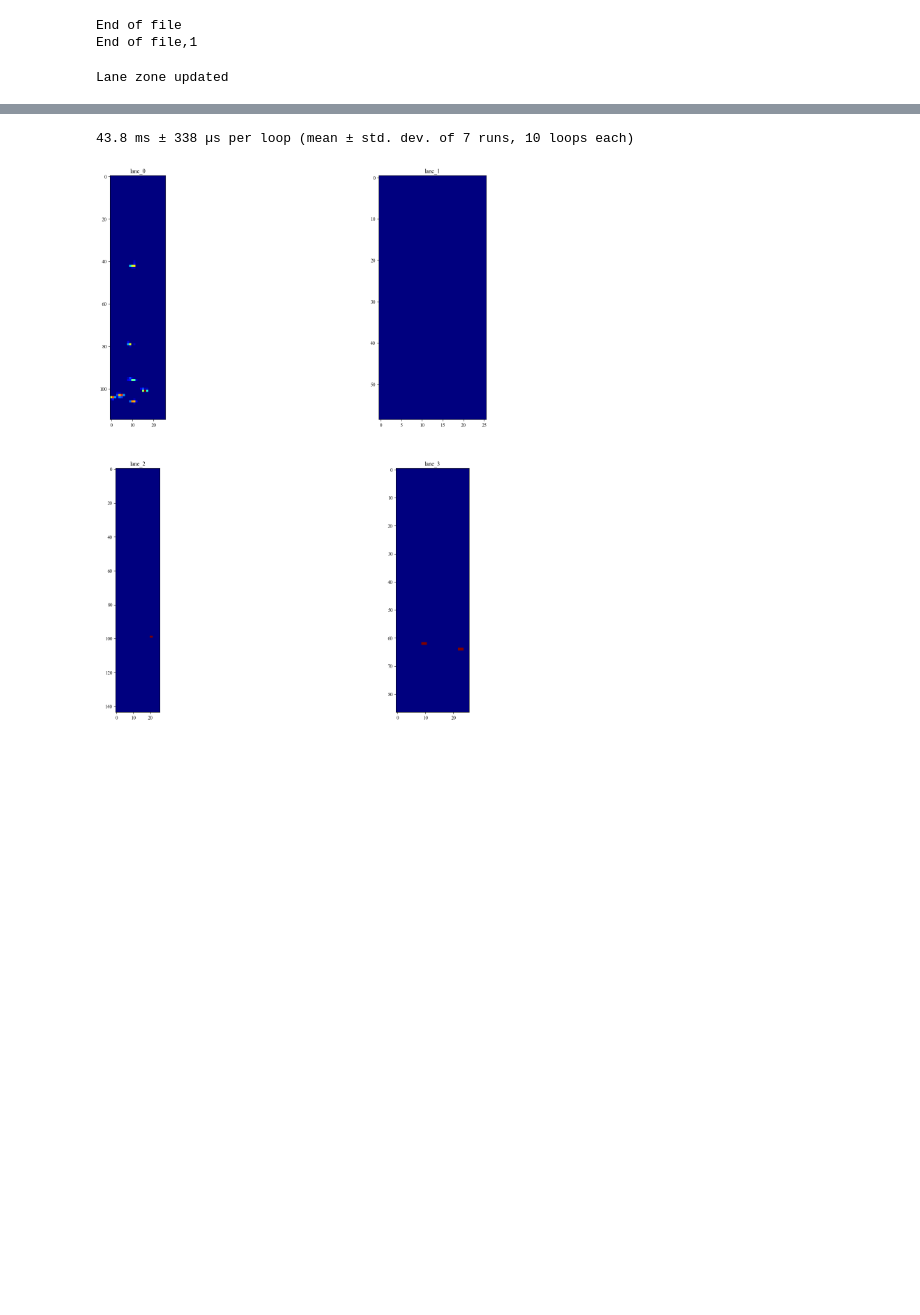
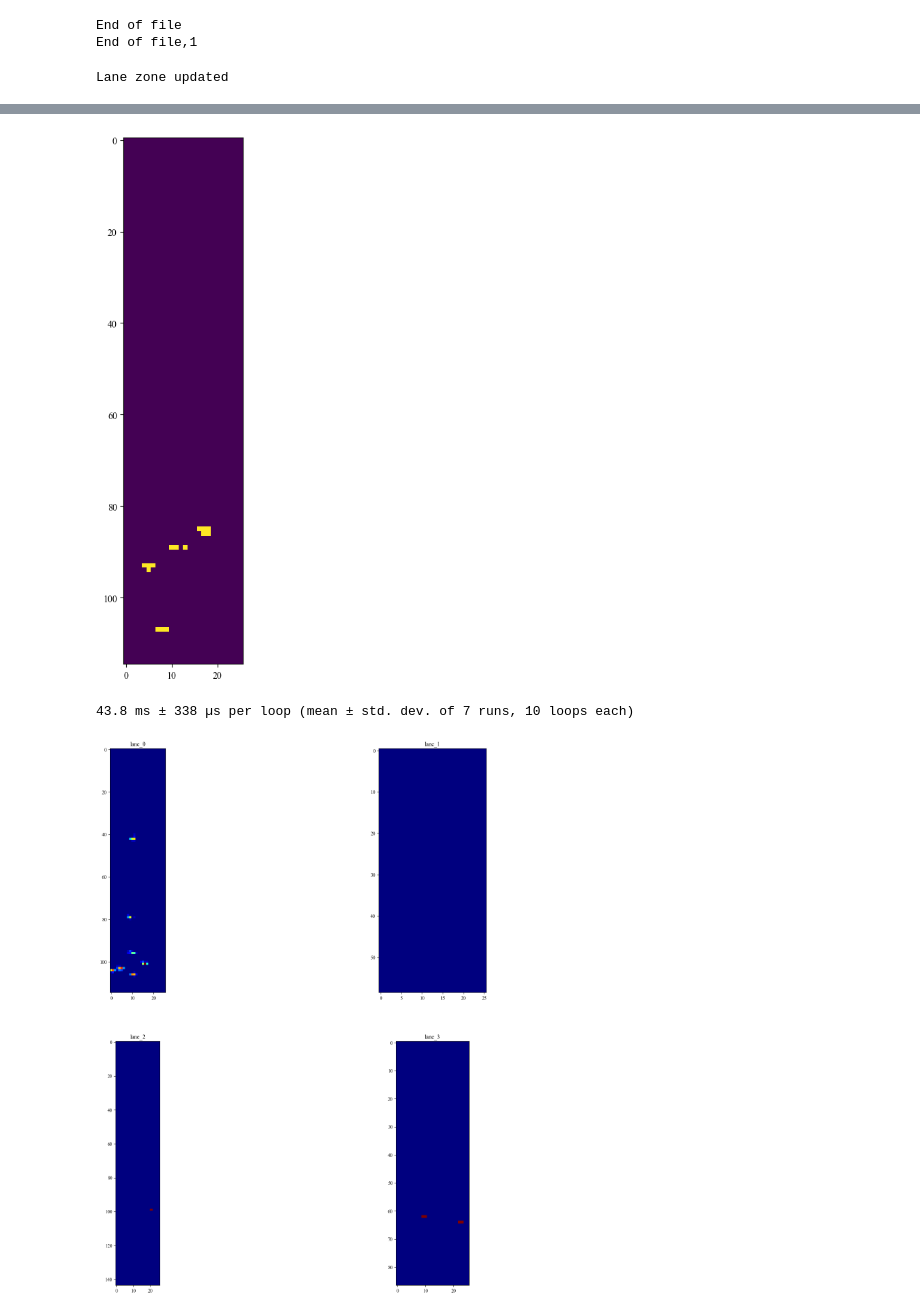
Before and after one commit to jksdbks123/Lidar-Tracker, a Jupyter notebook: RaspberryPi/CountingTest.ipynb, the cells around one changed output, grey strips where cells are left out. Saved outputs shown, nothing was run; the diff lists cells and outputs as text; code cells hidden in the pictures; blank space fills up the shorter version.

```diff
--- a/RaspberryPi/CountingTest.ipynb
+++ b/RaspberryPi/CountingTest.ipynb
@@ -360,3 +360,15 @@ plt.show()
+# %%
+Td_map = Td_maps[11654]
+occupation_ind = get_occupation_ind(Td_map,lane_unit_range_ranging_Tdmap,2)
+image_inds = lane_image_inds[lane_ind]
+image = np.zeros(image_inds.max(axis = 0) + 1)
+image[image_inds[:,0],image_inds[:,1]] = occupation_ind[lane_gdf.loc[lane_gdf.lane_id == lane_ind].index]
+image = image.astype(np.uint8)
+plt.figure(figsize=(10, 10))
+plt.imshow(image > 5)
+plt.show()
+# %% [output]
+[figure, added]
 # %%
 
 Td_map = Td_maps[17652]
```
Also changed, not shown: parts of 1 cell of this notebook, 7 other files.
